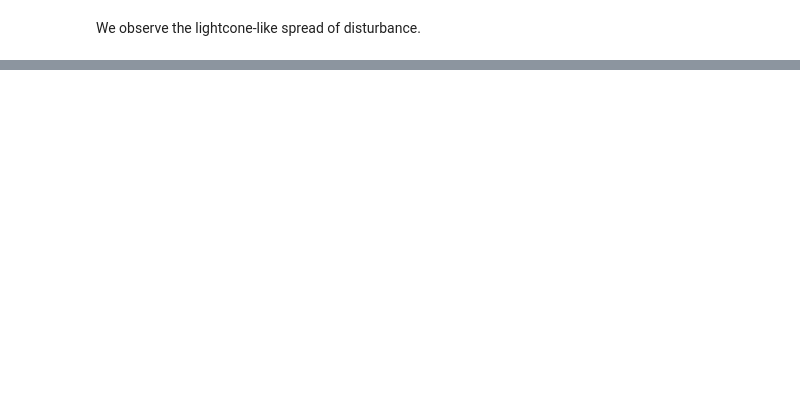
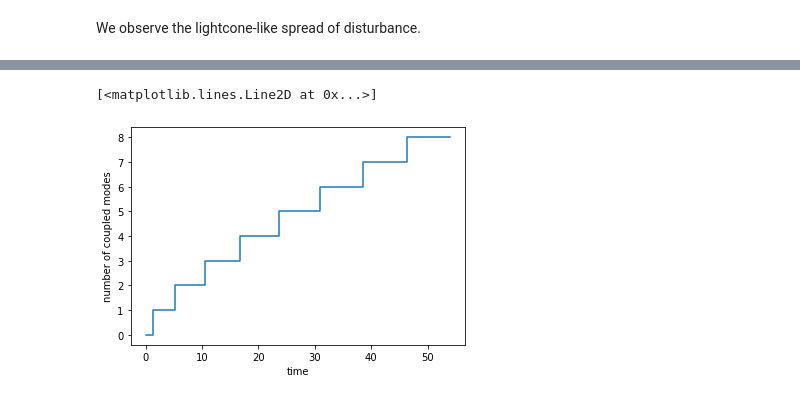
Before and after one commit to evgenii-poliakoff/lightcones-prev, a Jupyter notebook: _sources/lightcone.ipynb, the cells around one changed output, grey strips where cells are left out. Saved outputs shown, nothing was run; the diff lists cells and outputs as text; code cells hidden in the pictures; blank space fills up the shorter version.

```diff
--- a/_sources/lightcone.ipynb
+++ b/_sources/lightcone.ipynb
@@ -107,0 +138,24 @@ We observe the lightcone-like spread of disturbance.
+# %%
+a_cut = 10**(-5)
+
+ti = [0]
+for i in range(m):
+    ti.append(np.argmax(ni[i, :] - a_cut > 0))
+ti.append(nt-1)
+
+x = []
+y = []
+
+for i in range(m):
+    x.append(t[ti[i]])
+    x.append(t[ti[i+1]])
+    y.append(i)
+    y.append(i)
+
+plt.xlabel('time')
+plt.ylabel('number of coupled modes')
+
+plt.plot(x, y)
+# %% [output]
+[<matplotlib.lines.Line2D at 0x...>]
+[figure, added]
```
Also changed, not shown: parts of 10 cells of this notebook, 6 other files.
